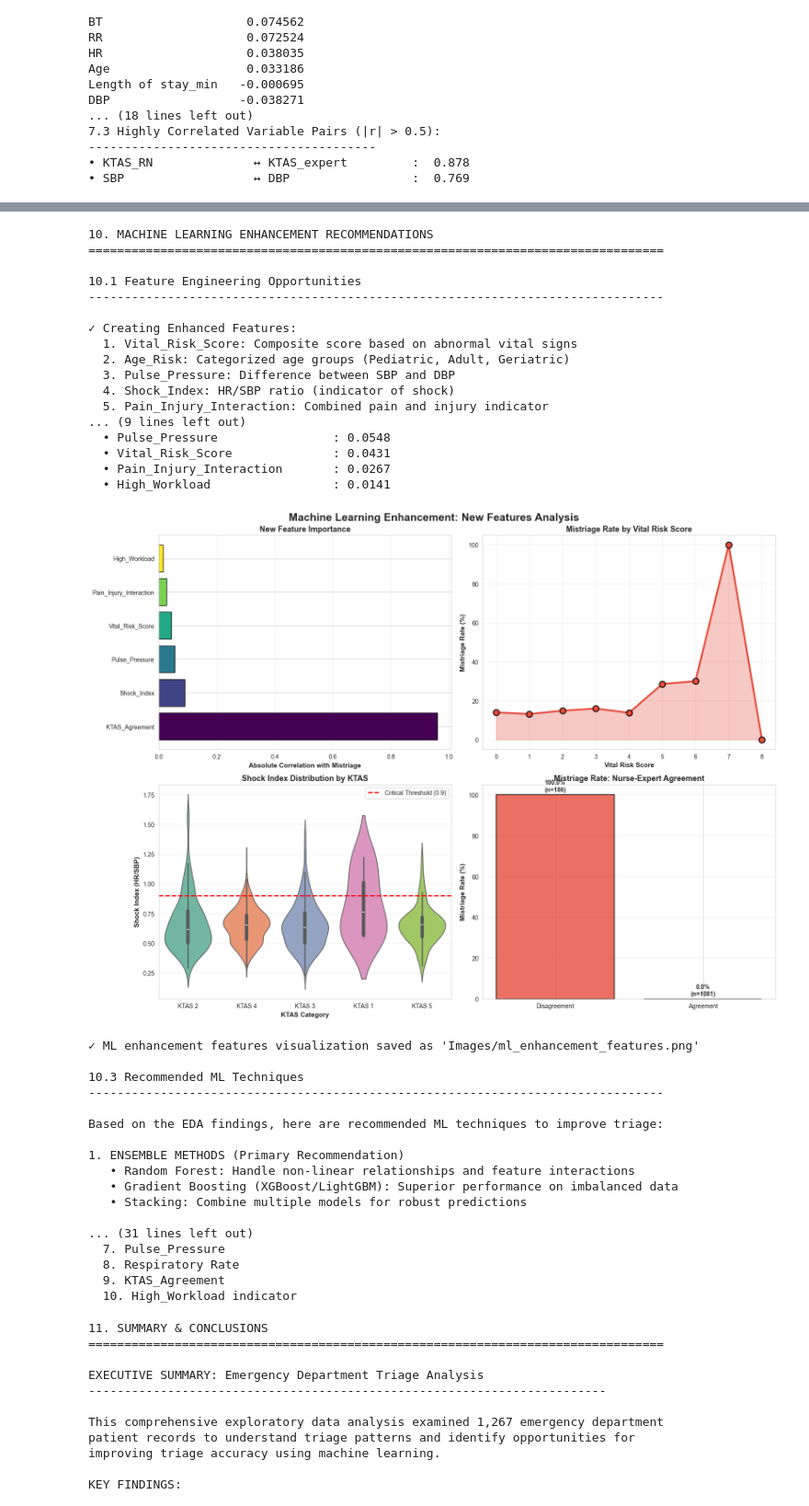
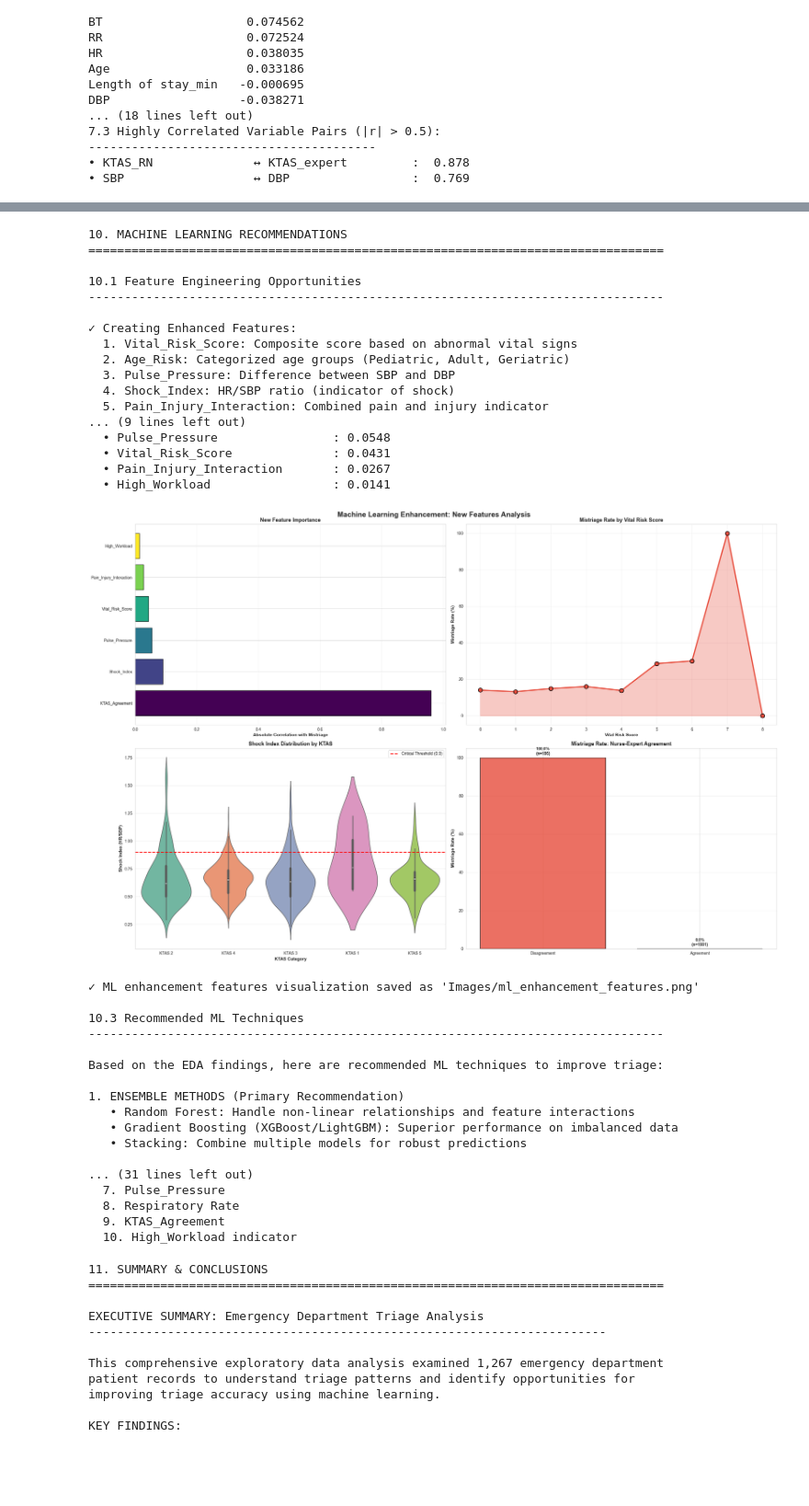
Before and after one commit to JZembower/ML-Triage-Process, a Jupyter notebook: 01_eda.ipynb, the cells around one changed output, grey strips where cells are left out. Shown at 92% size. Cells and saved outputs as stored; diff of their text form; code cells hidden in the pictures; blank space fills up the shorter version.

```diff
--- a/01_eda.ipynb
+++ b/01_eda.ipynb
@@ -82,7 +160,7 @@ missing_df = missing_df[missing_df['Missing Count'] > 0].sort_values('Missing Co
 print("\nColumns with Missing Values:")
 print(missing_df.to_string(index=False))
 
-# Visualize missing data
+# Visualize missing data (with labels on top of bars)
 fig, ax = plt.subplots(figsize=(12, 6))
 if len(missing_df) > 0:
     sns.barplot(data=missing_df, x='Column', y='Missing Percentage', palette='viridis', ax=ax)
@@ -90,6 +168,20 @@ if len(missing_df) > 0:
     ax.set_xlabel('Column Name', fontsize=12)
     ax.set_ylabel('Missing Percentage (%)', fontsize=12)
     plt.xticks(rotation=45, ha='right')
+
+    # Add numeric labels on top of each bar
+    for p in ax.patches:
+        height = p.get_height()
+        ax.annotate(f'{height:.1f}%',                 # label text
+                    xy=(p.get_x() + p.get_width() / 2., height),  # position at top-center of bar
+                    xytext=(0, 4),                # offset text 4 points above
+                    textcoords="offset points",
+                    ha='center', va='bottom', fontsize=10)
+
+    # Make a little space above the tallest bar so labels don't get cutoff
+    ymax = missing_df['Missing Percentage'].max() * 1.12
+    ax.set_ylim(0, ymax if ymax > 10 else max(ymax, 10))
+
     plt.tight_layout()
     plt.savefig('Images/missing_data_analysis.png', dpi=300, bbox_inches='tight')
     plt.show()
@@ -924,7 +1016,7 @@ numeric_cols = ['NRS_pain', 'SBP', 'DBP', 'HR', 'RR', 'BT', 'Saturation']
 for col in numeric_cols:
     df[col] = clean_numeric(df[col])
 
-print("\n10. MACHINE LEARNING ENHANCEMENT RECOMMENDATIONS")
+print("\n10. MACHINE LEARNING RECOMMENDATIONS")
 print("="*80)
 
 print("\n10.1 Feature Engineering Opportunities")
@@ -990,7 +1082,7 @@ for feature, importance in feature_importance.items():
     print(f"  • {feature:30s}: {importance:.4f}")
 
 # Visualize feature importance
-fig, axes = plt.subplots(2, 2, figsize=(16, 12))
+fig, axes = plt.subplots(2, 2, figsize=(24, 16))
 fig.suptitle('Machine Learning Enhancement: New Features Analysis', fontsize=18, fontweight='bold')
 
 # 1. Feature Importance Bar Chart
@@ -1094,35 +1186,35 @@ print("-"*80)
 print("""
 Top features for ML models (based on EDA):
   1. KTAS_expert (baseline comparison)
   2. Vital_Risk_Score (new composite feature)
   3. NRS_pain (pain level)
   4. Age (patient age)
   5. Shock_Index (HR/SBP ratio)
   6. Mental status
   7. Pulse_Pressure
   8. Respiratory Rate
   9. KTAS_Agreement
   10. High_Workload indicator
 """)
 # %% [output]
-10. MACHINE LEARNING ENHANCEMENT RECOMMENDATIONS
+10. MACHINE LEARNING RECOMMENDATIONS
 ================================================================================
 
 10.1 Feature Engineering Opportunities
 --------------------------------------------------------------------------------
 
 ✓ Creating Enhanced Features:
   1. Vital_Risk_Score: Composite score based on abnormal vital signs
   2. Age_Risk: Categorized age groups (Pediatric, Adult, Geriatric)
   3. Pulse_Pressure: Difference between SBP and DBP
   4. Shock_Index: HR/SBP ratio (indicator of shock)
   5. Pain_Injury_Interaction: Combined pain and injury indicator
 ... (9 lines left out)
   • Pulse_Pressure                : 0.0548
   • Vital_Risk_Score              : 0.0431
   • Pain_Injury_Interaction       : 0.0267
   • High_Workload                 : 0.0141
-[figure, old version]
+[figure, new version]
 ✓ ML enhancement features visualization saved as 'Images/ml_enhancement_features.png'
 
 10.3 Recommended ML Techniques
```
Also changed, not shown: parts of 6 cells of this notebook, 5 other files.
